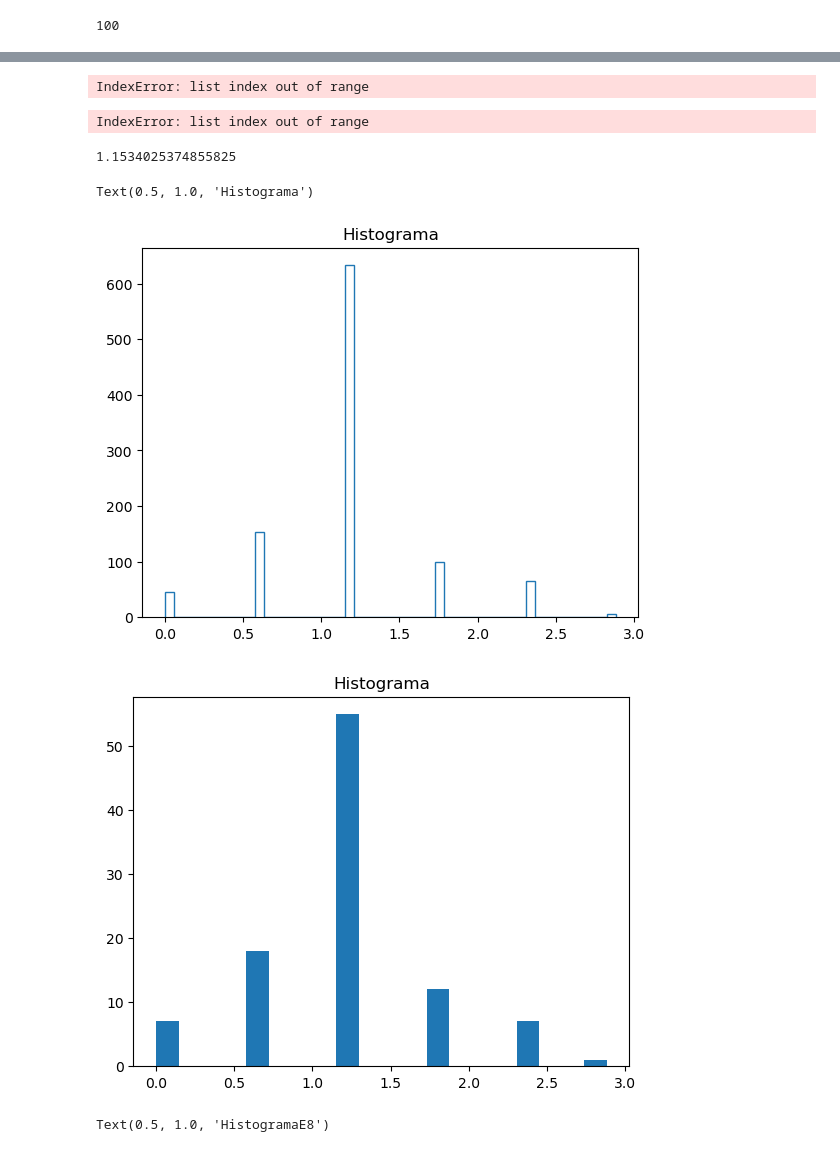
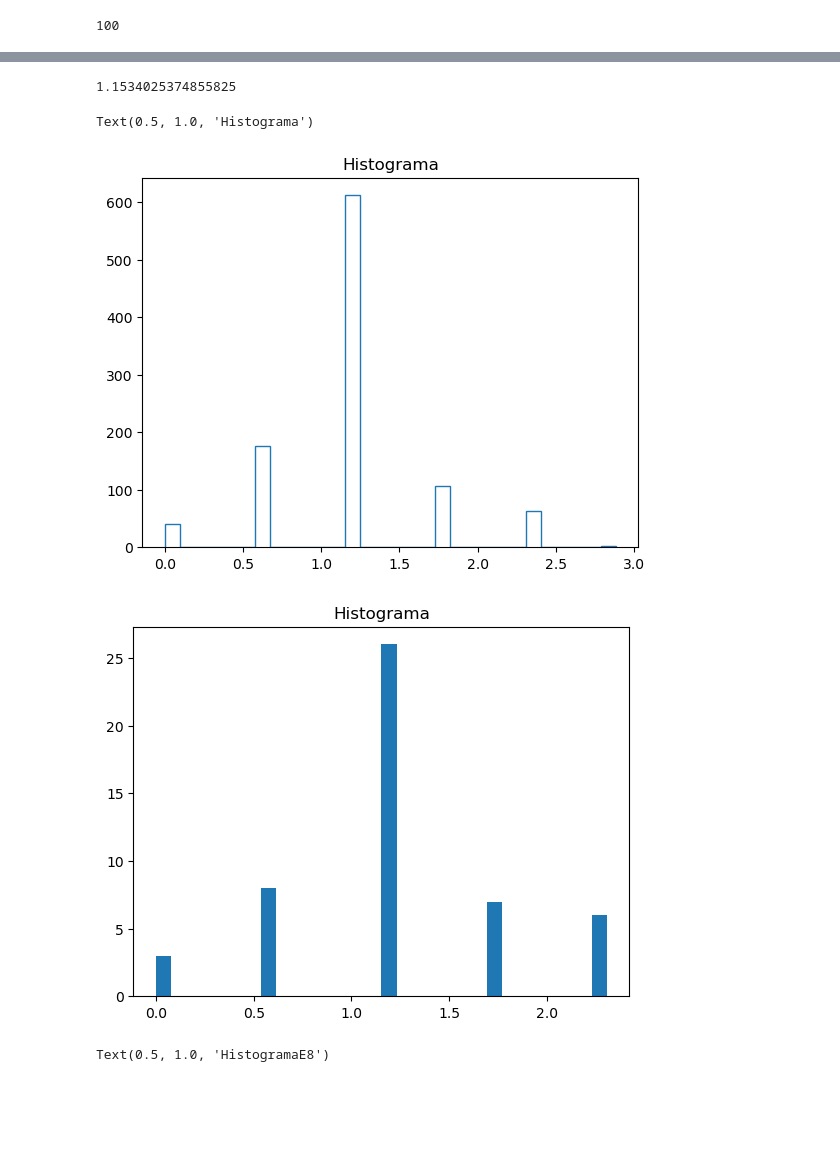
Before and after one commit to mkni/ProyectoBio, a Jupyter notebook: Proyecto_buenali.ipynb, the cells around one changed output, grey strips where cells are left out. Cells and saved outputs as stored; diff of their text form; code cells hidden in the pictures; blank space fills up the shorter version.

```diff
--- a/Proyecto_buenali.ipynb
+++ b/Proyecto_buenali.ipynb
@@ -37,6 +37,6 @@ len(seqs)
  1734,
  1734]
 # %%
-pareja = choice(parejas)
-seq1 = seqs[pareja[0]]
-seq2 = seqs[pareja[1]]
+#pareja = choice(parejas)
+#seq1 = seqs[pareja[0]]
+#seq2 = seqs[pareja[1]]
@@ -45,4 +43,4 @@ IndexError: list index out of range
 # %%
-conast1 = str(seq1.seq)
-list1 = conast1.split('***')
-list1
+#conast1 = str(seq1.seq)
+#list1 = conast1.split('***')
+#list1
@@ -51,3 +47,3 @@ list1
 # %%
-conast2 = str(seq2.seq)
-list2 = conast2.split('***')
+#conast2 = str(seq2.seq)
+#list2 = conast2.split('***')
@@ -70,11 +60,7 @@ IndexError: list index out of range
 # %%
-list1[2]
+#list1[2]
-# %% [output]
-IndexError: list index out of range
 # %%
-hamming(Sequence(list1[indice + 1]),Sequence(list2[indice + 1]))
+#hamming(Sequence(list1[indice + 1]),Sequence(list2[indice + 1]))
-# %% [output]
-IndexError: list index out of range
 # %%
 def distancia_una():
     parejas = list(combinations(range(100),2))
@@ -96,21 +82,21 @@ mil_veces2 = [x for x in mil_veces if x is not None]
 import numpy as np
 import matplotlib.pyplot as plt
 
-counts, bins = np.histogram(mil_veces2, bins=50)
+counts, bins = np.histogram(mil_veces2, bins=30)
 plt.stairs(counts, bins)
 plt.title("Histograma")
 # %% [output]
 Text(0.5, 1.0, 'Histograma')
-[figure, old version]
+[figure, new version]
 # %%
 # crear datos aleatorios
 from random import sample
-data = sample(mil_veces2, 100)
+data = sample(mil_veces2, 50)
 
-plt.hist(data,bins = 20) # bins el numero de divisiones del histograma
+plt.hist(data,bins = 30) # bins el numero de divisiones del histograma
 plt.title("Histograma");
 # %% [output]
-[figure, old version]
+[figure, new version]
 # %%
 with open("ResultsE8.txt","a+") as file_object:
     file_object.seek(0)
```
Also changed, not shown: parts of 6 cells of this notebook, 1 other file.
